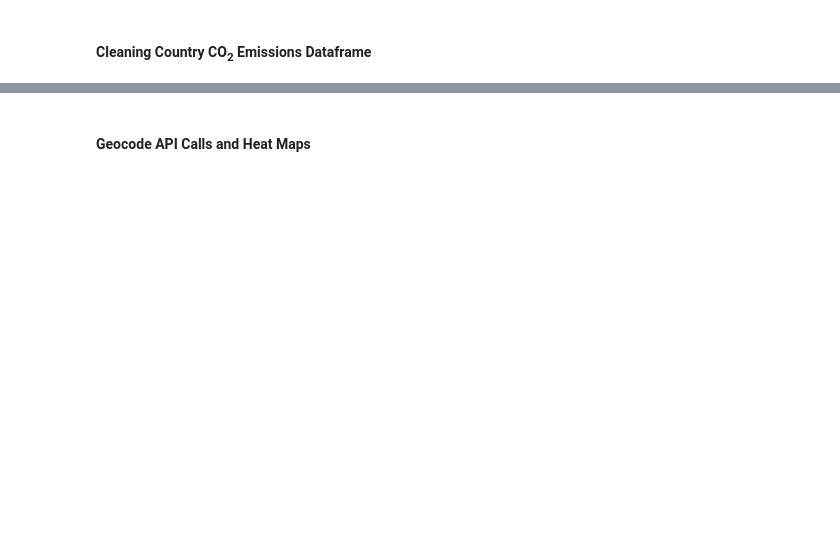
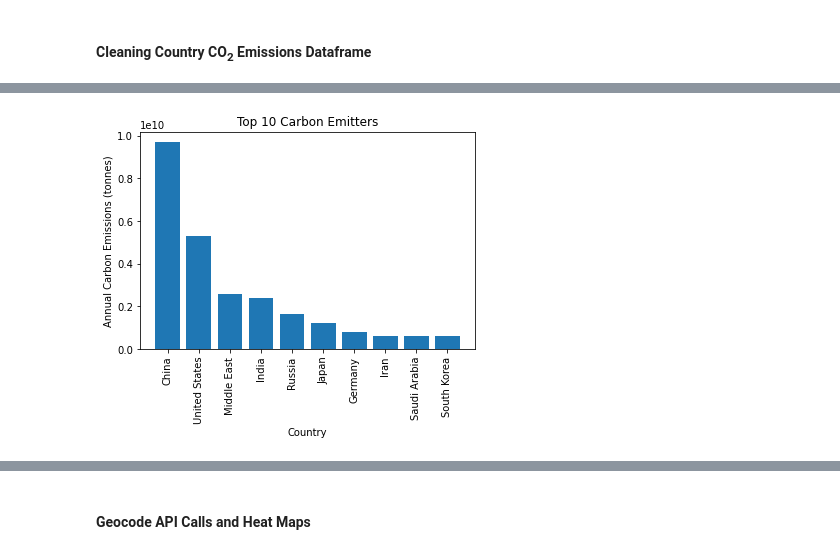
Before and after one commit to sunwoo-kim20/global-climate-change-analysis, a Jupyter notebook: project-1-data-exploration-cleanup.ipynb, the cells around one changed output, grey strips where cells are left out. Saved outputs shown, nothing was run; the diff lists cells and outputs as text; code cells hidden in the pictures; blank space fills up the shorter version.

Commit message:
saved figures

```diff
--- a/project-1-data-exploration-cleanup.ipynb
+++ b/project-1-data-exploration-cleanup.ipynb
@@ -21,19 +22,7 @@ from config import g_key
 # Importing csv files and creating data frames
 
 # CO2 by Country
-co2_country_df = pd.read_csv("../project-1-data/co2_emission.csv")
+co2_country_df = pd.read_csv("project-1-data/co2_emission.csv")
 
 # GDP by Country (GPD per capita PPP)
-gdp_country_df = pd.read_csv("../project-1-data/GDP-countries-1990-2018.csv")
-
-# State Income and Emissions
-
-# Create path
-emission_data_path = "carbon_emission_data.csv"
-income_data_path ="median_income_2018.csv"
-energy_source_path = "energy_by_source.csv"
-
-# Read csv files
-state_emissions_2018 = pd.read_csv(emission_data_path)
-state_income_2018 = pd.read_csv(income_data_path)
-energy_source_data = pd.read_csv(energy_source_path)
+gdp_country_df = pd.read_csv("project-1-data/GDP-countries-1990-2018.csv")
@@ -105,0 +220,5 @@ co2_gdp_merge_df.head()
+# %%
+# Getting top 10 emitters
+top_df = co2_country_2016_df.sort_values(by='annual_co2_tonnes', ascending=False)
+top_df = top_df.iloc[:10]
+top_df.head()
@@ -105,0 +232,11 @@ co2_gdp_merge_df.head()
+# %%
+# Bar plot for Top Emitters
+plt.bar(top_df['Country'],top_df['annual_co2_tonnes'])
+plt.xticks(rotation=90)
+plt.xlabel("Country")
+plt.ylabel("Annual Carbon Emissions (tonnes)")
+plt.title("Top 10 Carbon Emitters")
+plt.savefig("output-data/images/top-emitters.png")
+plt.show()
+# %% [output]
+[figure, added]
```
Also changed, not shown: parts of 35 cells of this notebook.
